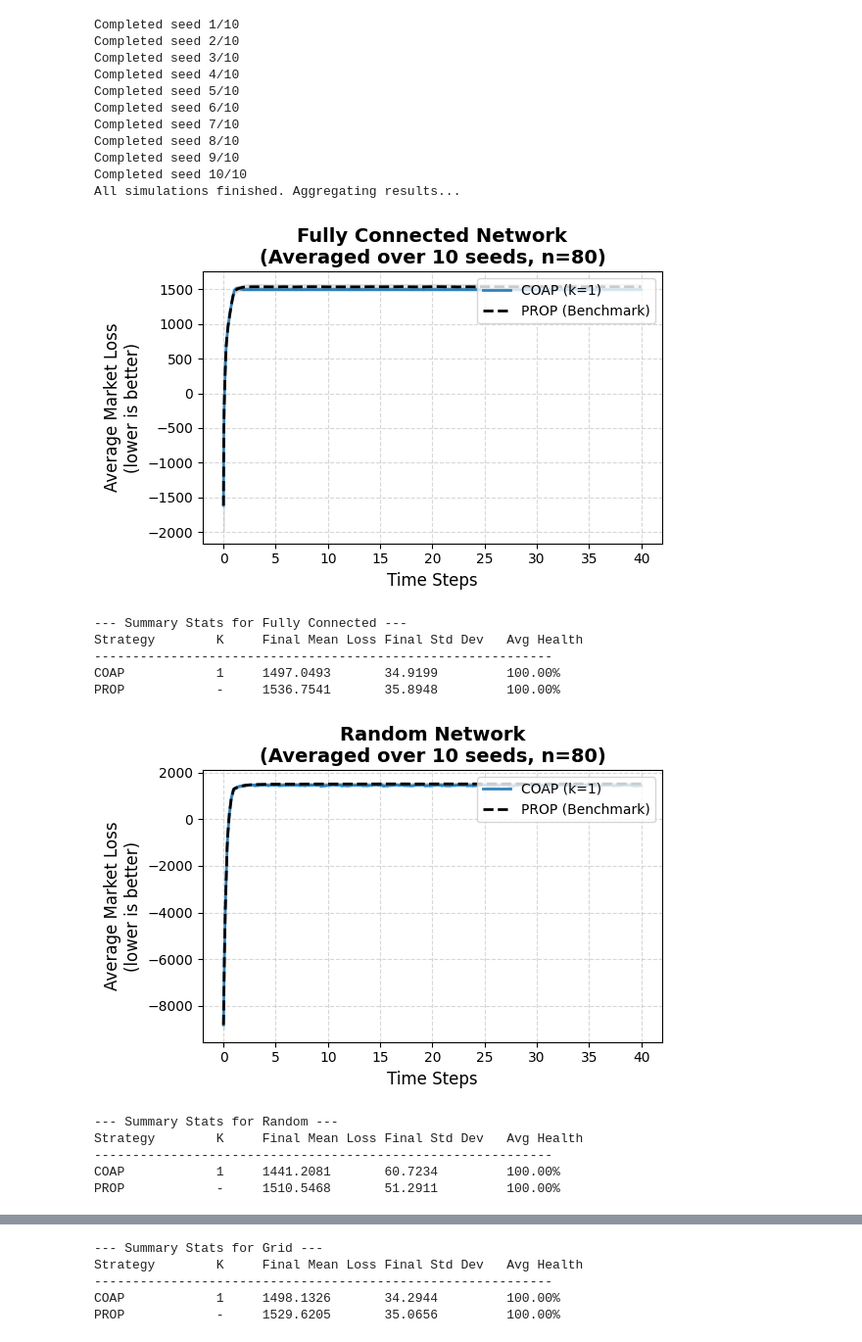
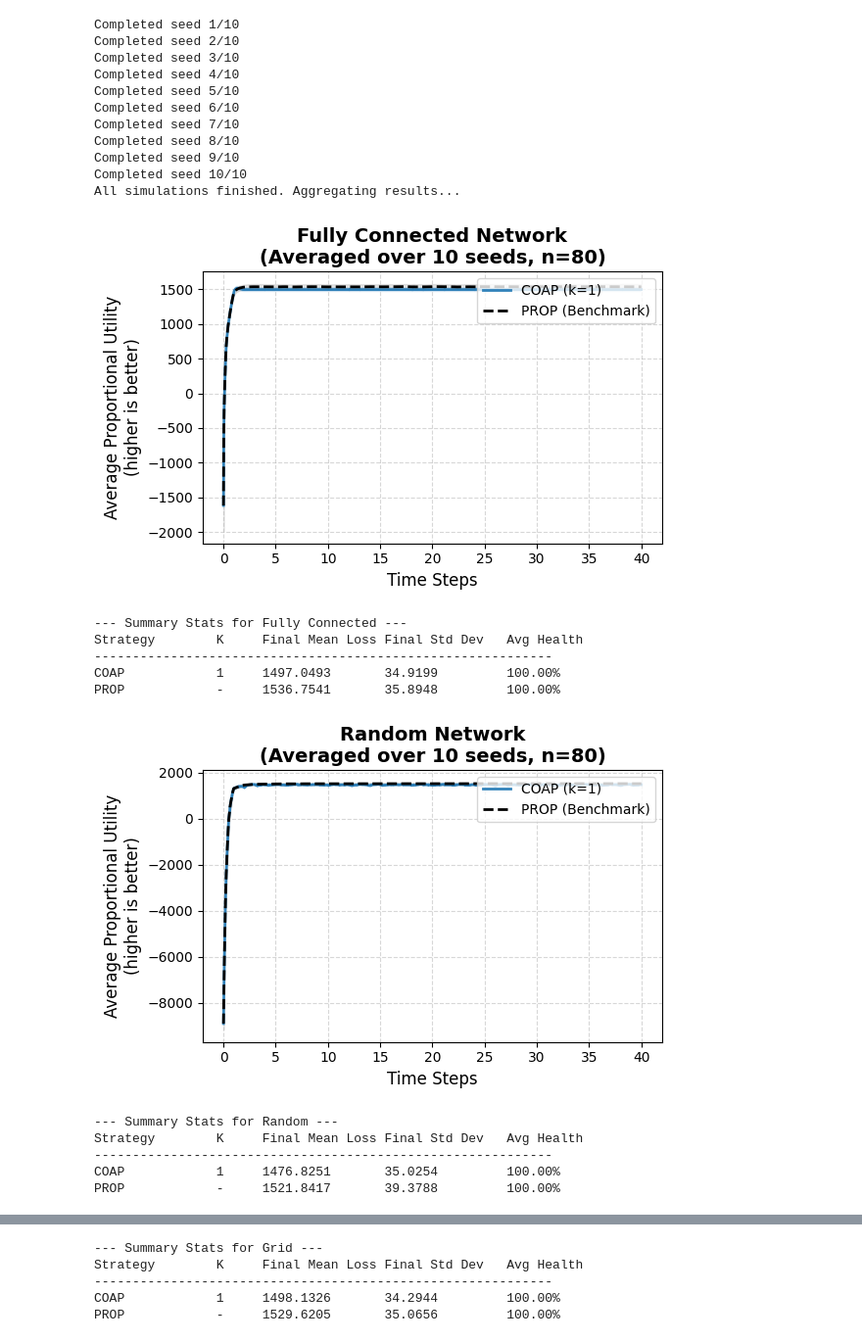
Before and after one commit to Joeri-G/Ant, a Jupyter notebook: experiments/large_seq_network_market_score.ipynb, the cells around one changed output, grey strips where cells are left out. Shown at 98% size. Drawn from its saved outputs; the diff is of its cells as text; code cells hidden in the pictures.

```diff
--- a/experiments/large_seq_network_market_score.ipynb
+++ b/experiments/large_seq_network_market_score.ipynb
@@ -260,7 +260,7 @@ for graph_type in results_store.keys():
             )
 
     plt.xlabel("Time Steps", fontsize=12)
-    plt.ylabel("Average Market Loss\n(lower is better)", fontsize=12)
+    plt.ylabel("Average Proportional Utility\n(higher is better)", fontsize=12)
     plt.title(
         f"{graph_type} Network\n(Averaged over {NUM_SEEDS} seeds, n={MARKET_SIZE})",
         fontsize=14,
@@ -284,42 +284,42 @@ for graph_type in results_store.keys():
         if data:
             # Take the last element of every seed run
             final_values = [d[-1] if len(d) > 0 else 0.0 for d in data]
             final_mean = float(np.mean(final_values))
             final_std = float(np.std(final_values))
             avg_health = float(np.mean(crash_rates_store[graph_type]["COAP"][k]))
             print(
                 f"{'COAP':<15} {str(k):<5} {final_mean:<15.4f} {final_std:<15.4f} {avg_health:.2%}"
             )
 
     # Benchmark Agents
     for bench in BENCHMARKS:
         data = results_store[graph_type][bench][None]
         if data:
             # Data check
             final_values = [float(d[-1]) if len(d) > 0 else 0.0 for d in data]
             final_mean = float(np.mean(final_values))
 
             final_std = float(np.std(final_values))
 
             # Calculate health. 100% unless COAP crashed
             rates = crash_rates_store[graph_type][bench][None]
             avg_health = float(np.mean(rates)) if rates else 1.0
 
             print(
                 f"{bench:<15} {'-':<5} {final_mean:<15.4f} {final_std:<15.4f} {avg_health:.2%}"
             )
         else:
             print(f"{bench:<15} {'-':<5} {'N/A':<15} {'N/A':<15} {'N/A':<10}")
 # %% [output]
-[figure, old version]
+[figure, new version]
 --- Summary Stats for Fully Connected ---
 Strategy        K     Final Mean Loss Final Std Dev   Avg Health
 ------------------------------------------------------------
 COAP            1     1497.0493       34.9199         100.00%
 PROP            -     1536.7541       35.8948         100.00%
-[figure, old version]
+[figure, new version]
 --- Summary Stats for Random ---
 Strategy        K     Final Mean Loss Final Std Dev   Avg Health
 ------------------------------------------------------------
-COAP            1     1441.2081       60.7234         100.00%
-PROP            -     1510.5468       51.2911         100.00%
+COAP            1     1476.8251       35.0254         100.00%
+PROP            -     1521.8417       39.3788         100.00%
```
Also changed, not shown: parts of 2 cells of this notebook, 3 other files.
